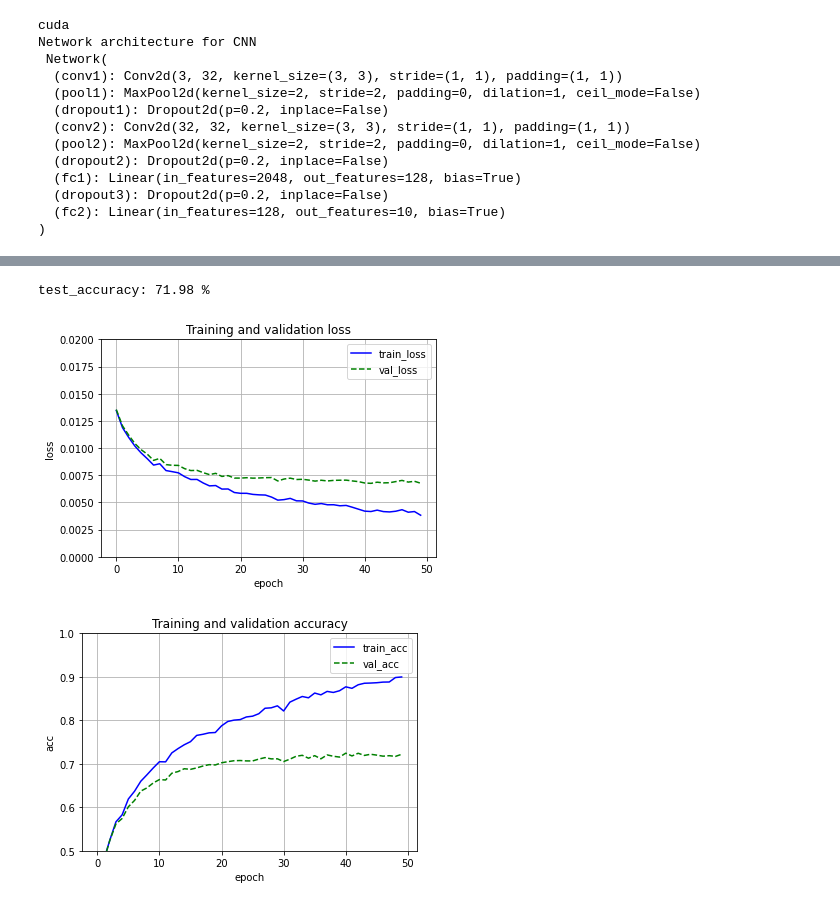
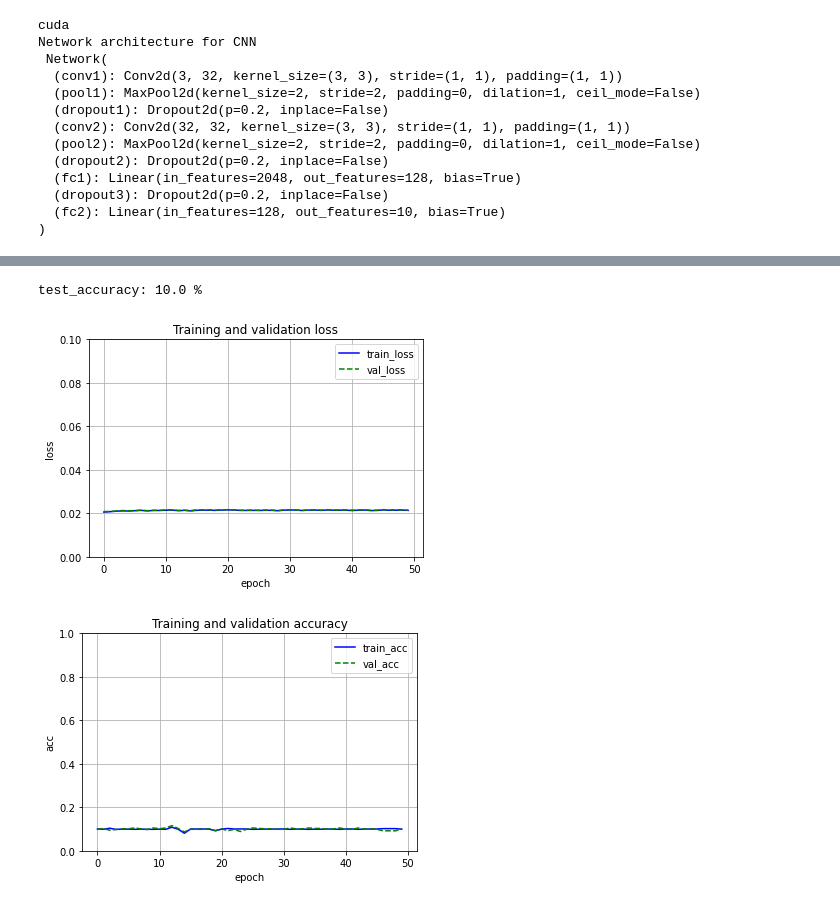
Before and after one commit to namoshi/random_labels, a Jupyter notebook: CNN_cifar10-randomlabels.ipynb, the cells around one changed output, grey strips where cells are left out. Saved outputs shown, nothing was run; the diff lists cells and outputs as text; code cells hidden in the pictures.

```diff
--- a/CNN_cifar10-randomlabels.ipynb
+++ b/CNN_cifar10-randomlabels.ipynb
@@ -167,11 +166,11 @@ for epoch in range(num_epochs):
     for i, (images, labels) in enumerate(train_loader):  # get mini batch samples
         #viewで28×28×１画像を１次元に変換し、deviceへ転送
 #        images, labels = images.view(-1, 28*28*1).to(device), labels.to(device)
-        labels = random_labels(labels, 0.1)
-        images, labels = images.to(device), labels.to(device)
+        randlabels = random_labels(labels, 1.0)
+        images, randlabels = images.to(device), randlabels.to(device)
         optimizer.zero_grad()  # Reset the gradients
         outputs = net(images)  # forward computation
-        loss = criterion(outputs, labels)  # loss
+        loss = criterion(outputs, randlabels)  # loss
         loss.backward()  # backward computation
         optimizer.step()  # optimization
 
@@ -247,34 +246,34 @@ with torch.no_grad():
 # save weights (You can save the model by uncomment the following line)
 #torch.save(net.state_dict(), 'mnist_net.ckpt')
 # %% [output]
-test_accuracy: 71.98 %
+test_accuracy: 10.0 %
 # %%
 # plot graph
 import matplotlib.pyplot as plt
 
 plt.figure()
 plt.plot(range(num_epochs), train_loss_list, color='blue', linestyle='-', label='train_loss')
 plt.plot(range(num_epochs), val_loss_list, color='green', linestyle='--', label='val_loss')
-plt.ylim([0.0,0.02])
+plt.ylim([0.0,0.1])
 plt.legend()
 plt.xlabel('epoch')
 plt.ylabel('loss')
 plt.title('Training and validation loss')
 plt.grid()
 plt.savefig('CNN_cifar10_loss.png')
 plt.show()
 
 plt.figure()
 plt.plot(range(num_epochs), train_acc_list, color='blue', linestyle='-', label='train_acc')
 plt.plot(range(num_epochs), val_acc_list, color='green', linestyle='--', label='val_acc')
-plt.ylim([0.5, 1.0])
+plt.ylim([0.0, 1.0])
 plt.legend()
 plt.xlabel('epoch')
 plt.ylabel('acc')
 plt.title('Training and validation accuracy')
 plt.grid()
 plt.savefig('CNN_cifar10_acc.png')
 plt.show()
 # %% [output]
-[figure, old version]
+[figure, new version]
-[figure, old version]
+[figure, new version]
```
Also changed, not shown: parts of 2 cells of this notebook, 1 other file.
